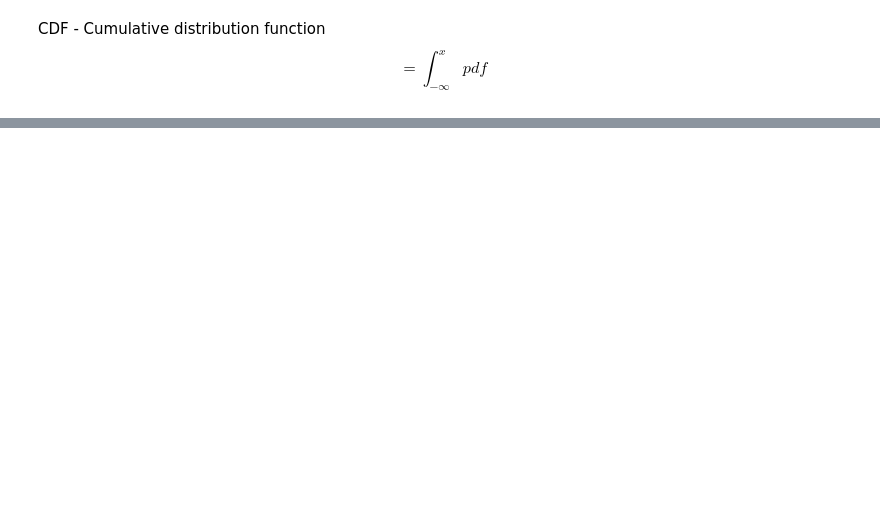
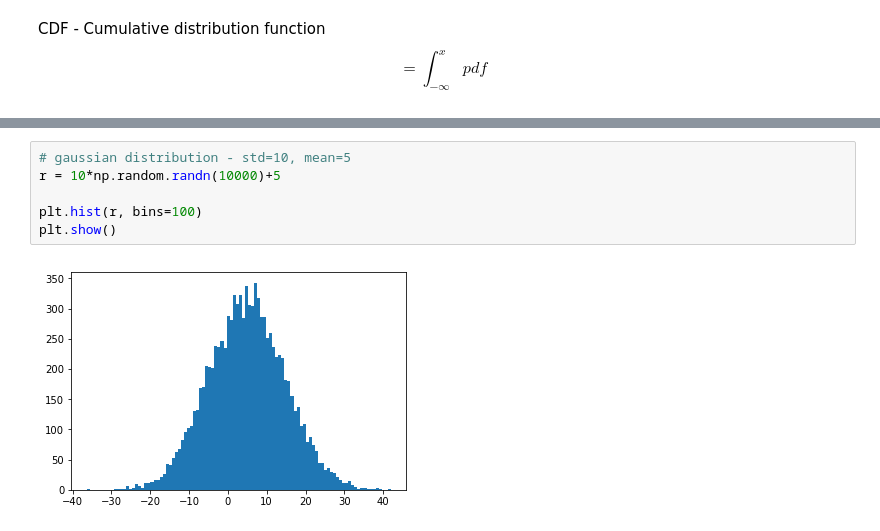
Before and after one commit to hhau01/deep-learning-prereqs, a Jupyter notebook: scipy/1-gaussian-pdf-cdf.ipynb, the cells around one changed output, grey strips where cells are left out. Saved outputs shown, nothing was run; the diff lists cells and outputs as text; blank space fills up the shorter version.

```diff
--- a/scipy/1-gaussian-pdf-cdf.ipynb
+++ b/scipy/1-gaussian-pdf-cdf.ipynb
@@ -67,0 +67,8 @@ plt.show()
+# %%
+# gaussian distribution - std=10, mean=5
+r = 10*np.random.randn(10000)+5
+
+plt.hist(r, bins=100)
+plt.show()
+# %% [output]
+[figure, added]
```
Also changed, not shown: parts of 9 cells of this notebook, 2 other files.
